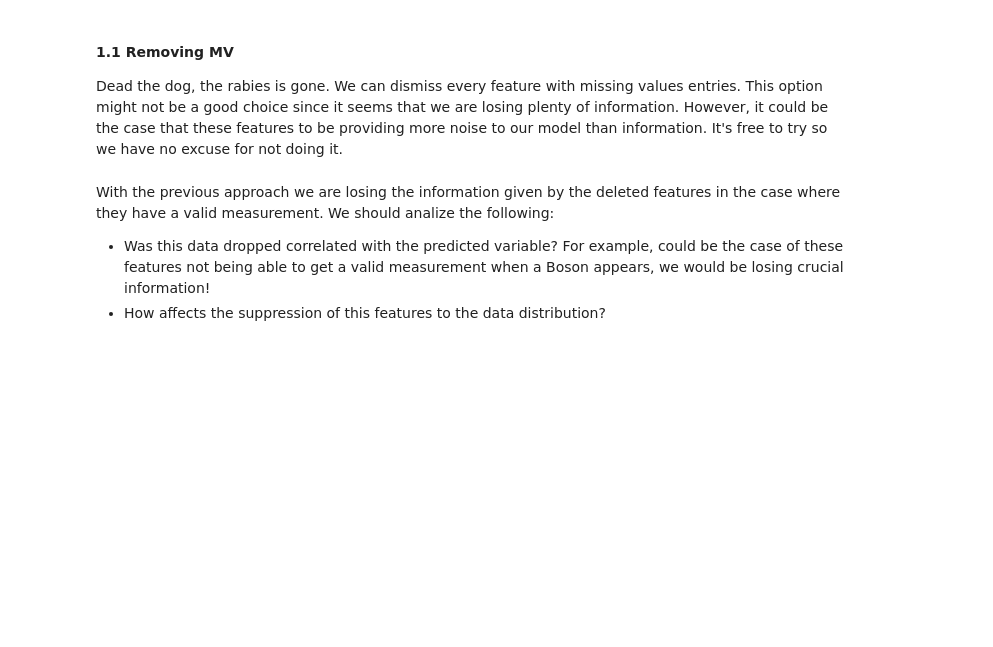
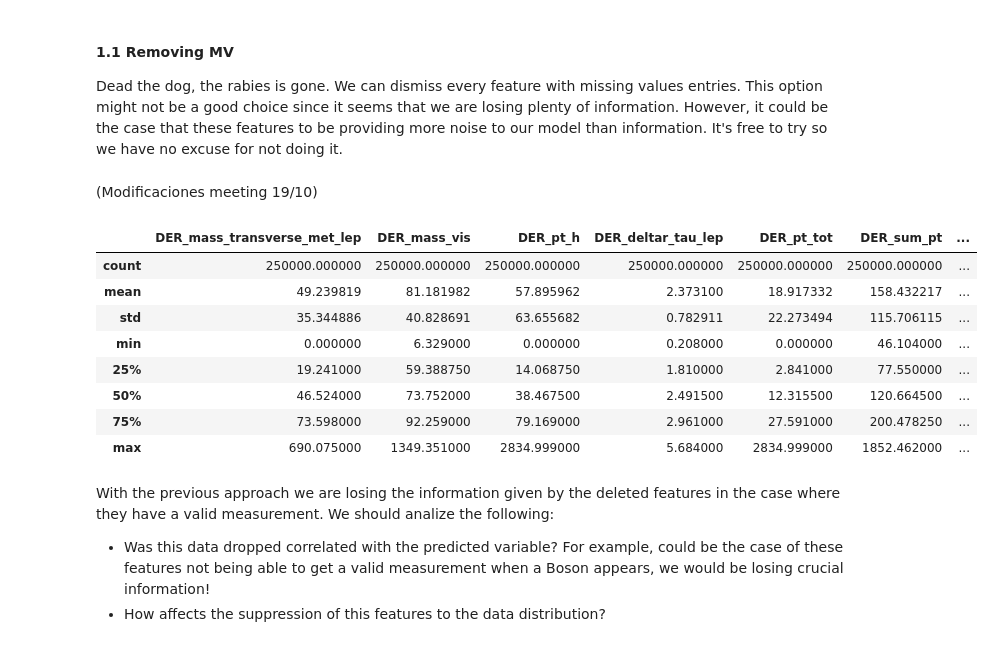
Before and after one commit to frblazquez/LC3, a Jupyter notebook: Project 1/scripts/data_preprocessing.ipynb, the cells around one changed output. Cells and saved outputs as stored; diff of their text form; code cells hidden in the pictures; blank space fills up the shorter version.

```diff
--- a/Project 1/scripts/data_preprocessing.ipynb
+++ b/Project 1/scripts/data_preprocessing.ipynb
@@ -104,3 +104,5 @@ df_test_without_MV_columns  = df_test.drop( features_with_MV, axis=1)
 
 #df_train_without_MV_columns.describe()
 #df_test_without_MV_columns.describe()  # <- Important to check!
+# %% [markdown]
+(Modificaciones meeting 19/10)
@@ -107,3 +120,15 @@ df_test_without_MV_columns  = df_test.drop( features_with_MV, axis=1)
+# %%
+df_train_without_MV_and_correlated.describe()
+# %% [output]
+|  | DER_mass_transverse_met_lep | DER_mass_vis | DER_pt_h | DER_deltar_tau_lep | DER_pt_tot | DER_sum_pt | ... |
+| count | 250000.000000 | 250000.000000 | 250000.000000 | 250000.000000 | 250000.000000 | 250000.000000 | ... |
+| mean | 49.239819 | 81.181982 | 57.895962 | 2.373100 | 18.917332 | 158.432217 | ... |
+| std | 35.344886 | 40.828691 | 63.655682 | 0.782911 | 22.273494 | 115.706115 | ... |
+| min | 0.000000 | 6.329000 | 0.000000 | 0.208000 | 0.000000 | 46.104000 | ... |
+| 25% | 19.241000 | 59.388750 | 14.068750 | 1.810000 | 2.841000 | 77.550000 | ... |
+| 50% | 46.524000 | 73.752000 | 38.467500 | 2.491500 | 12.315500 | 120.664500 | ... |
+| 75% | 73.598000 | 92.259000 | 79.169000 | 2.961000 | 27.591000 | 200.478250 | ... |
+| max | 690.075000 | 1349.351000 | 2834.999000 | 5.684000 | 2834.999000 | 1852.462000 | ... |
 # %% [markdown]
 With the previous approach we are losing the information given by the deleted features in the case where they have a valid measurement. We should analize the following:
 
```
Also changed, not shown: parts of 22 cells of this notebook.
